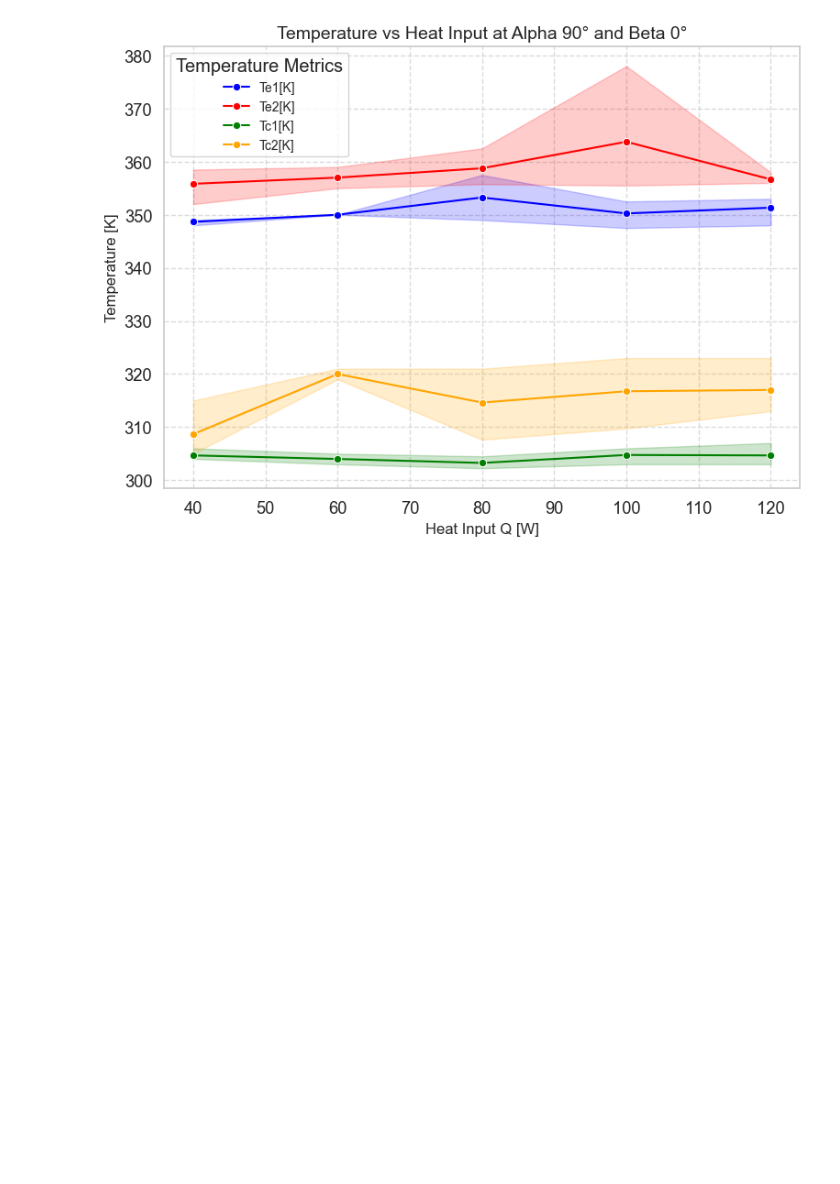
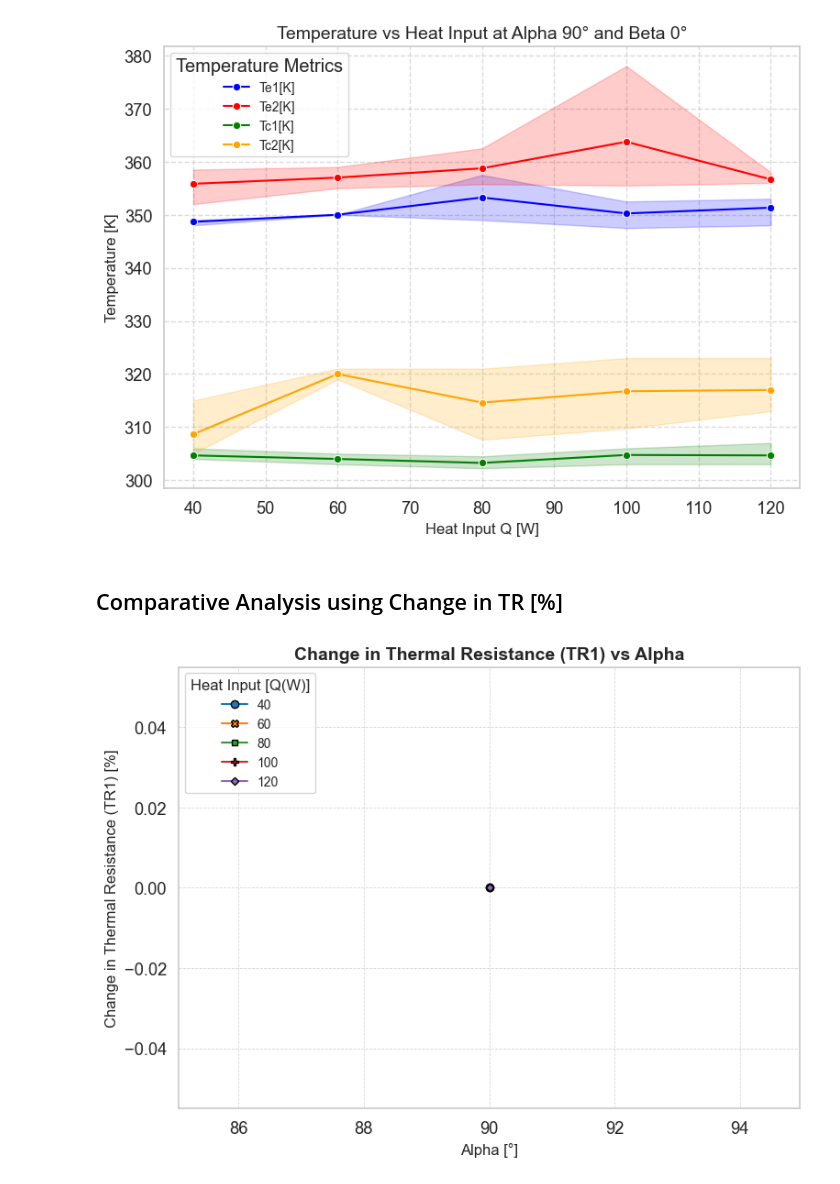
Before and after one commit to kamleshparmar17/Advanced_PulseHeatPipe_krp, a Jupyter notebook: ml/eda/plots_five_steps_method.ipynb, the cells around one changed output. Cells and saved outputs as stored; diff of their text form; code cells hidden in the pictures; blank space fills up the shorter version.

Commit message:
Plots of plots_five_steps_method is updated

```diff
--- a/ml/eda/plots_five_steps_method.ipynb
+++ b/ml/eda/plots_five_steps_method.ipynb
@@ -714,3 +714,55 @@ plt.tight_layout()
 plt.show()
 # %% [output]
 [figure]
+# %% [markdown]
+## Comparative Analysis using Change in TR [%]
+# %%
+# Set style and context for publication-quality visuals
+sns.set_context("notebook", font_scale=1.2)
+sns.set_style("whitegrid")
+
+# Define a color palette for clear differentiation
+palette = sns.color_palette("tab10")  # Use a vivid palette for clarity
+
+# Create the plot
+plt.figure(figsize=(8, 6))
+
+# Plot the data with enhancements
+sns.lineplot(
+    data=df,
+    x="alpha",
+    y="Change_in_TR1[%]",
+    hue="Q[W]",
+    style="Q[W]",  # Different line styles based on "Q[W]"
+    markers=True,  # Add markers for data points
+    dashes=False,  # Use solid lines
+    palette=palette,  # Use the vivid color palette
+    marker='o',  # Circular markers
+    markerfacecolor='auto',  # Markers filled with line color
+    markeredgecolor='black',  # Black edge for better contrast
+    markeredgewidth=1  # Adjust the edge width
+)
+
+# Add title and labels
+plt.title("Change in Thermal Resistance (TR1) vs Alpha", fontsize=14, fontweight='bold')
+plt.xlabel("Alpha [°]", fontsize=12)
+plt.ylabel("Change in Thermal Resistance (TR1) [%]", fontsize=12)
+
+# Customize legend
+plt.legend(
+    title="Heat Input [Q(W)]",
+    fontsize=10,
+    title_fontsize=12,
+    loc="upper left",  # Place the legend at the upper-right corner
+    frameon=True,  # Add a box around the legend
+    shadow=False   # Avoid shadow for a cleaner look
+)
+
+# Add grid lines for better readability
+plt.grid(True, which='both', linestyle='--', linewidth=0.6, alpha=0.8)
+
+# Display the plot
+plt.tight_layout()
+plt.show()
+# %% [output]
+[figure, added]
```
Also changed, not shown: parts of 3 cells of this notebook, 5 other files.
